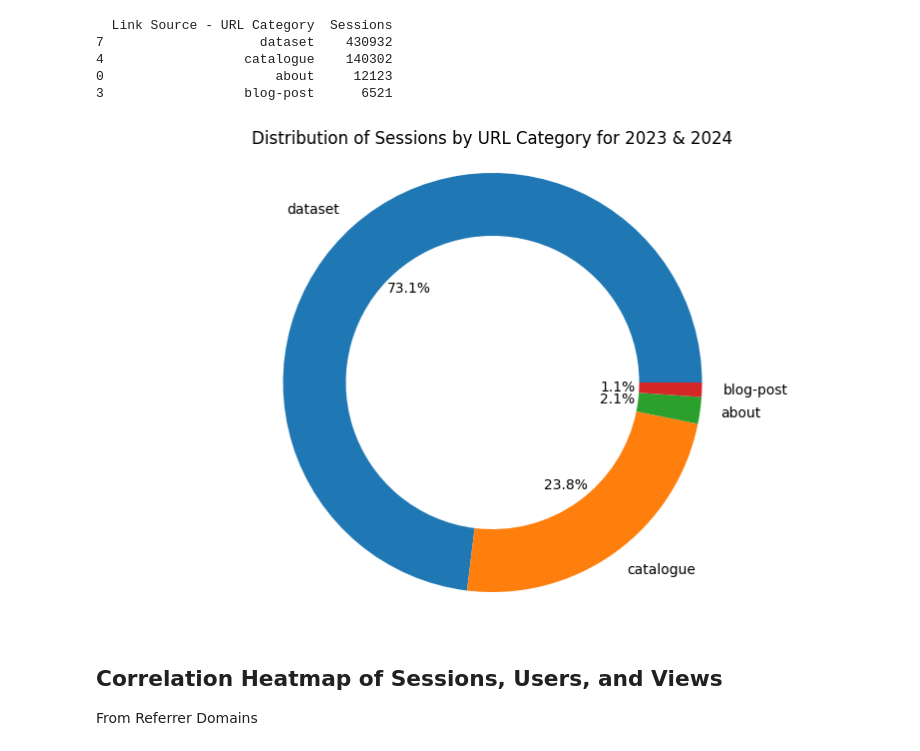
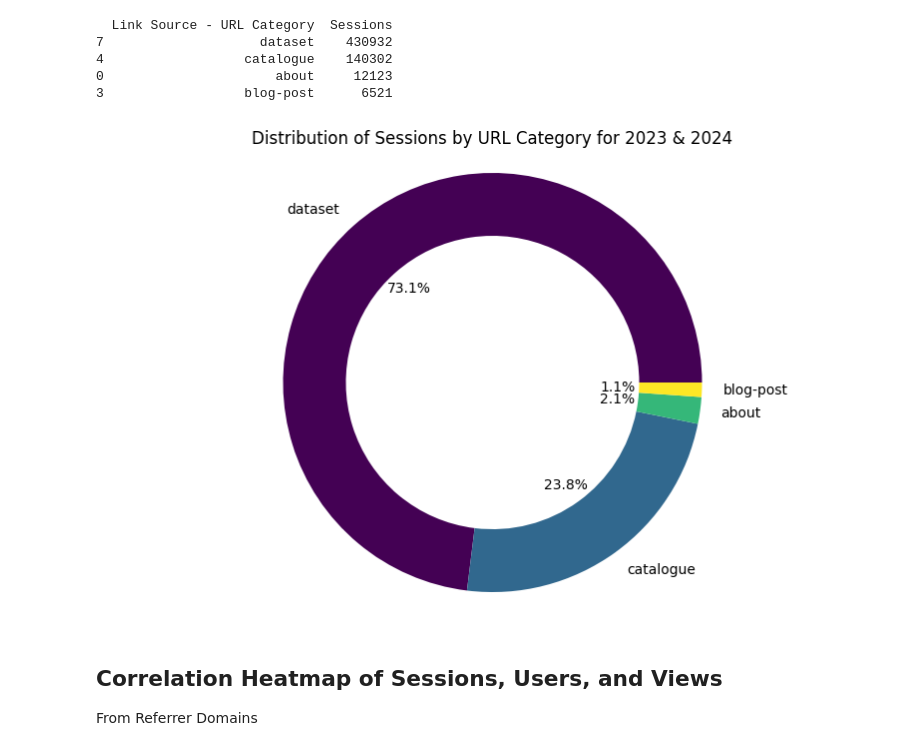
Before and after one commit to rkaushick-neu/toronto-od-web-analytics, a Jupyter notebook: Analysis_Notebook.ipynb, the cells around one changed output. Drawn from its saved outputs; the diff is of its cells as text; code cells hidden in the pictures.

```diff
--- a/Analysis_Notebook.ipynb
+++ b/Analysis_Notebook.ipynb
@@ -510,19 +513,21 @@ print(sum_sessions_url_category.head(4))
 # %%
 # Create a pie chart for the Top 4 sessions by URL category
 top_4_sessions_URL_category = sum_sessions_url_category.head(4)
 
 plt.figure(figsize=(10, 6))
 wedges, texts, autotexts = plt.pie(top_4_sessions_URL_category['Sessions'],
         labels=top_4_sessions_URL_category['Link Source - URL Category'],
         autopct='%1.1f%%',
-        wedgeprops=dict(width=0.3))   # Set label font size
+        wedgeprops=dict(width=0.3),
+        colors=plt.cm.viridis(np.linspace(0, 1, len(top_4_sessions_URL_category))) # keeping consistent 'viridis' color palette
+        )
 
 
 plt.title('Distribution of Sessions by URL Category for 2023 & 2024')
 plt.axis('equal')  # Equal aspect ratio ensures that pie is drawn as a circle.
 plt.show()
 # %% [output]
-[figure, old version]
+[figure, new version]
 # %% [markdown]
 ## Correlation Heatmap of Sessions, Users, and Views
 From Referrer Domains
```
Also changed, not shown: parts of 9 cells of this notebook.
